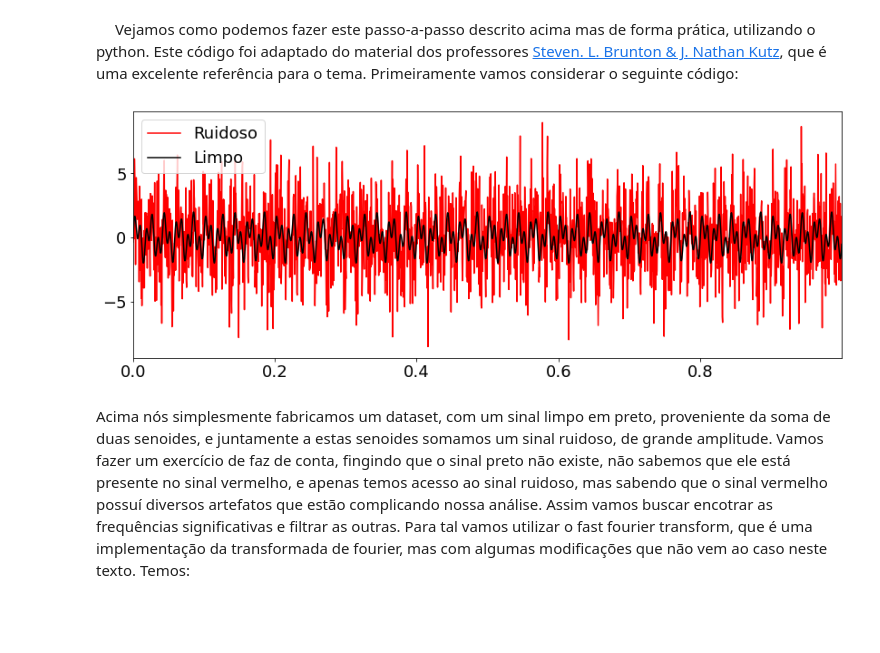
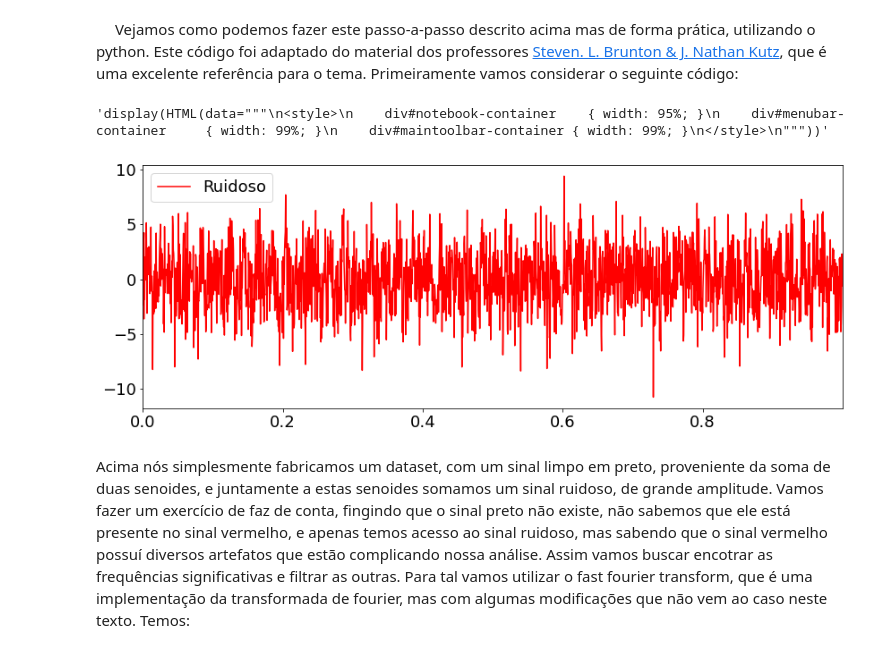
Before and after one commit to turing-usp/Satelites-identificacao-de-corpos-dagua, a Jupyter notebook: Docs/texto_wavelets/Transformada_Wavelets.ipynb, the cells around one changed output. Drawn from its saved outputs; the diff is of its cells as text; code cells hidden in the pictures; blank space fills up the shorter version.

```diff
--- a/Docs/texto_wavelets/Transformada_Wavelets.ipynb
+++ b/Docs/texto_wavelets/Transformada_Wavelets.ipynb
@@ -21,27 +24,39 @@ Esta fórmula representa a transformada de Fourier de tempo contínuo, ela tamb
 %matplotlib inline
 import warnings
 warnings.filterwarnings('ignore')
+
+from IPython.display import display, HTML
+
+'''display(HTML(data="""
+<style>
+    div#notebook-container    { width: 95%; }
+    div#menubar-container     { width: 99%; }
+    div#maintoolbar-container { width: 99%; }
+</style>
+"""))'''
+# %% [output]
+'display(HTML(data="""\n<style>\n    div#notebook-container    { width: 95%; }\n    div#menubar-container     { width: 99%; }\n    div#maintoolbar-container { width: 99%; }\n</style>\n"""))'
 # %%
 import numpy as np
 import matplotlib.pyplot as plt
 plt.rcParams['figure.figsize'] = [14, 5]
 plt.rcParams.update({'font.size': 18})
 
 # Cria um sinal sintético com duas frequências: 120Hz e 50Hz
 dt = 0.0005                                      # Espaçamento temporal utilizado
 t = np.arange(0,1,dt)                            # Vetor tempo
 f = np.sin(2*np.pi*50*t) + np.sin(2*np.pi*120*t) # Soma das senoides com as frequências citadas
 f_limpo = f                                      # Armazenamos o sinal limpo
 f = f + 2.5*np.random.randn(len(t))              # Adiona ruído ao sinal anterior
 
 # Ploting
 plt.plot(t, f, color='r', LineWidth=1.5, label='Ruidoso')
-plt.plot(t, f_limpo, color='k', LineWidth=1.5, label='Limpo')
+#plt.plot(t, f_limpo, color='k', LineWidth=1.5, label='Limpo')
 plt.xlim(t[0],t[-1])
 plt.legend()
 plt.show()
 # %% [output]
-[figure, old version]
+[figure, new version]
 # %% [markdown]
 Acima nós simplesmente fabricamos um dataset, com um sinal limpo em preto, proveniente da soma de duas senoides, e juntamente a estas senoides somamos um sinal ruidoso, de grande amplitude. Vamos fazer um exercício de faz de conta, fingindo que o sinal preto não existe, não sabemos que ele está presente no sinal vermelho, e apenas temos acesso ao sinal ruidoso, mas sabendo que o sinal vermelho possuí diversos artefatos que estão complicando nossa análise. Assim vamos buscar encotrar as frequências significativas e filtrar as outras. Para tal vamos utilizar o fast fourier transform, que é uma implementação da transformada de fourier, mas com algumas modificações que não vem ao caso neste texto. Temos:
 # %%
```
Also changed, not shown: parts of 24 cells of this notebook, 3 other files.
